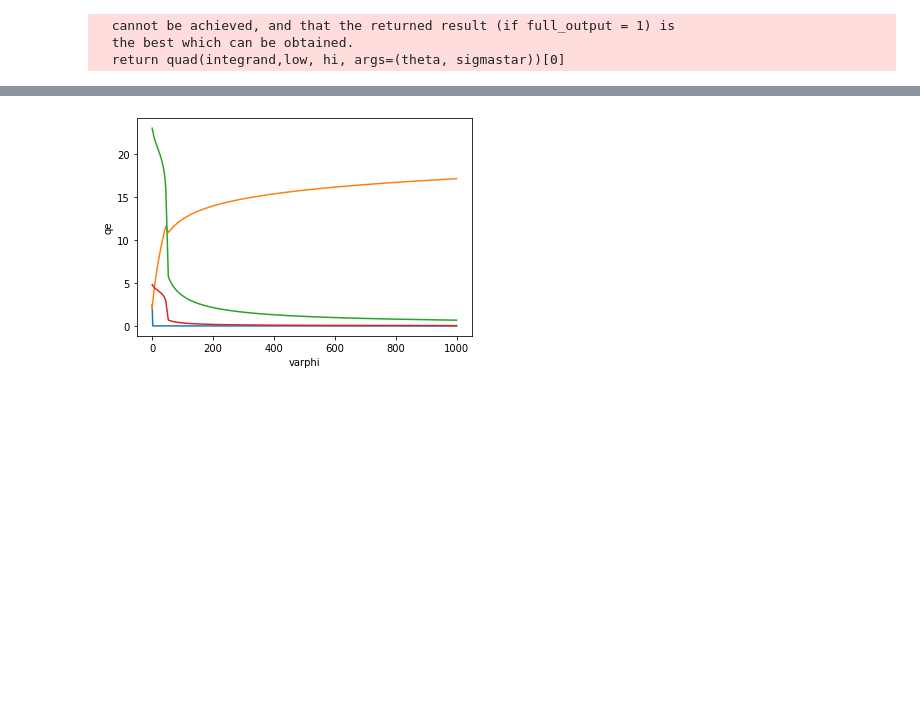
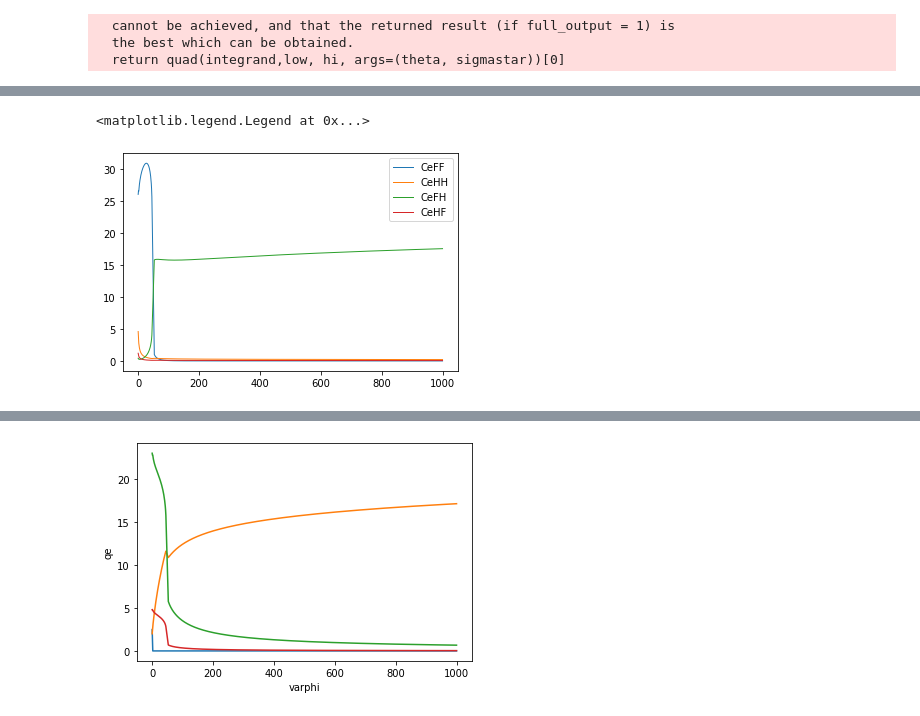
Before and after one commit to VoliCrank/Optimal-Unilateral-Carbon-Policy, a Jupyter notebook: Data/codes/renewable_one.ipynb, the cells around one changed output, grey strips where cells are left out. Cells and saved outputs as stored; diff of their text form; code cells hidden in the pictures; blank space fills up the shorter version.

```diff
--- a/Data/codes/renewable_one.ipynb
+++ b/Data/codes/renewable_one.ipynb
@@ -201,6 +215,3 @@ res1
         status: 0
        success: True
              x: array([0.76917716, 7.22589089])
-# %%
-res1 = minimize(opt_price, (1, 10), args = (varphi, tax_scenario, ParaList, df), bounds = [(0,np.inf), (0, np.inf)], method = 'Nelder-Mead', options = {'maxfev': 10000})
-res1
@@ -226,7 +222,7 @@ for varphi in range(1000):
     if res1.fun > 0.1:
         print('did not converge', varphi)
     else:
-        results.append((varphi, res1.x[0], res1.x[1], comp_qe(res1.x[0], res1.x[1], varphi, epsilonSstar1, epsilonSstar2, epsilonS1, epsilonS2, df)))
+        results.append((varphi, res1.x[0], [res1.x[1]]))
 # %% [output]
 did not converge 46
 did not converge 47
@@ -238,3 +234,6 @@ did not converge 52
   cannot be achieved, and that the returned result (if full_output = 1) is
   the best which can be obtained.
   return quad(integrand,low, hi, args=(theta, sigmastar))[0]
+# %%
+df_new = pd.DataFrame(results, columns = ['varphi', 'pe', 'tb'])
+df_new.head()
@@ -240,0 +247,2 @@ did not converge 52
+# %%
+df_fin = df_new.apply(ret_results, axis = 1, args = (tax_scenario, ParaList, df))
@@ -240,0 +251,10 @@ did not converge 52
+# %%
+df1 = df_fin
+plt.plot(df1['varphi'],df1['CeFF_prime'],linewidth=1, label = 'CeFF')
+plt.plot(df1['varphi'],df1['CeHH_prime'],linewidth=1, label = 'CeHH')
+plt.plot(df1['varphi'],df1['CeFH_prime'],linewidth=1, label = 'CeFH')
+plt.plot(df1['varphi'],df1['CeHF_prime'],linewidth=1, label = 'CeHF')
+plt.legend()
+# %% [output]
+<matplotlib.legend.Legend at 0x...>
+[figure, added]
```
Also changed, not shown: parts of 15 cells of this notebook, 1 other file.
